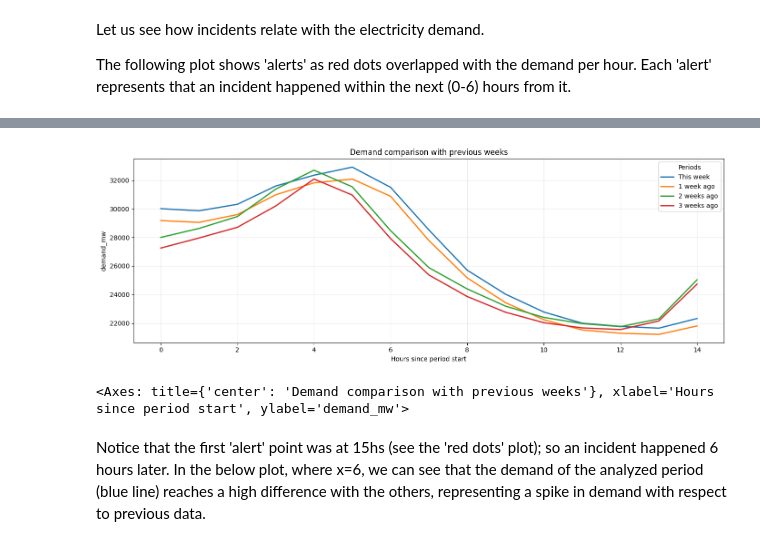
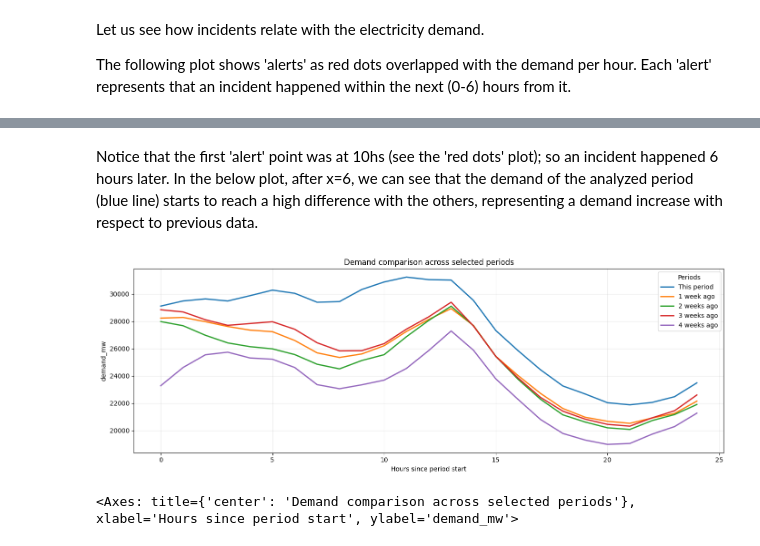
Before and after one commit to feelilopez/electricity-incident-prediction, a Jupyter notebook: notebooks/01_quick_eda_and_results.ipynb, the cells around one changed output, grey strips where cells are left out. Cells and saved outputs as stored; diff of their text form; code cells hidden in the pictures.

```diff
--- a/notebooks/01_quick_eda_and_results.ipynb
+++ b/notebooks/01_quick_eda_and_results.ipynb
@@ -377,18 +291,18 @@ In the following plot we can see how the demand changed in that same period duri
-# %%
-df_demand, demand_col = load_demand()
-
-# Compare Tuesday from this week with previous Tuesdays in one chart
-plot_week_offset_periods(
-    df_demand,
-    demand_col,
-    reference_start="2025-11-05 15:00:00+01:00",
-    reference_end="2025-11-06 05:00:00+01:00",
-    weeks=[0, 1, 2, 3],
-    labels=["This week", "1 week ago", "2 weeks ago", "3 weeks ago"],
-)
-# %% [output]
-[figure, removed]
-<Axes: title={'center': 'Demand comparison with previous weeks'}, xlabel='Hours since period start', ylabel='demand_mw'>
 # %% [markdown]
 
-Notice that the first 'alert' point was at 15hs (see the 'red dots' plot); so an incident happened 6 hours later. In the below plot, where x=6, we can see that the demand of the analyzed period (blue line) reaches a high difference with the others, representing a spike in demand with respect to previous data.
+Notice that the first 'alert' point was at 10hs (see the 'red dots' plot); so an incident happened 6 hours later. In the below plot, after x=6, we can see that the demand of the analyzed period (blue line) starts to reach a high difference with the others, representing a demand increase with respect to previous data.
+# %%
+plot_week_offset_periods(
+    df_demand,
+    demand_col,
+    periods=[
+        ("2025-05-30 08:00:00+02:00", "2025-05-31 08:00:00+02:00", "This period"),
+        ("2025-05-23 08:00:00+02:00", "2025-05-24 08:00:00+02:00", "1 week ago"),
+        ("2025-05-16 08:00:00+02:00", "2025-05-17 08:00:00+02:00", "2 weeks ago"),
+        ("2025-05-09 08:00:00+02:00", "2025-05-10 08:00:00+02:00", "3 weeks ago"),
+        ("2025-05-02 08:00:00+02:00", "2025-05-03 08:00:00+02:00", "4 weeks ago"),
+    ],
+)
+# %% [output]
+[figure, added]
+<Axes: title={'center': 'Demand comparison across selected periods'}, xlabel='Hours since period start', ylabel='demand_mw'>
```
Also changed, not shown: parts of 21 cells of this notebook, 3 other files.
